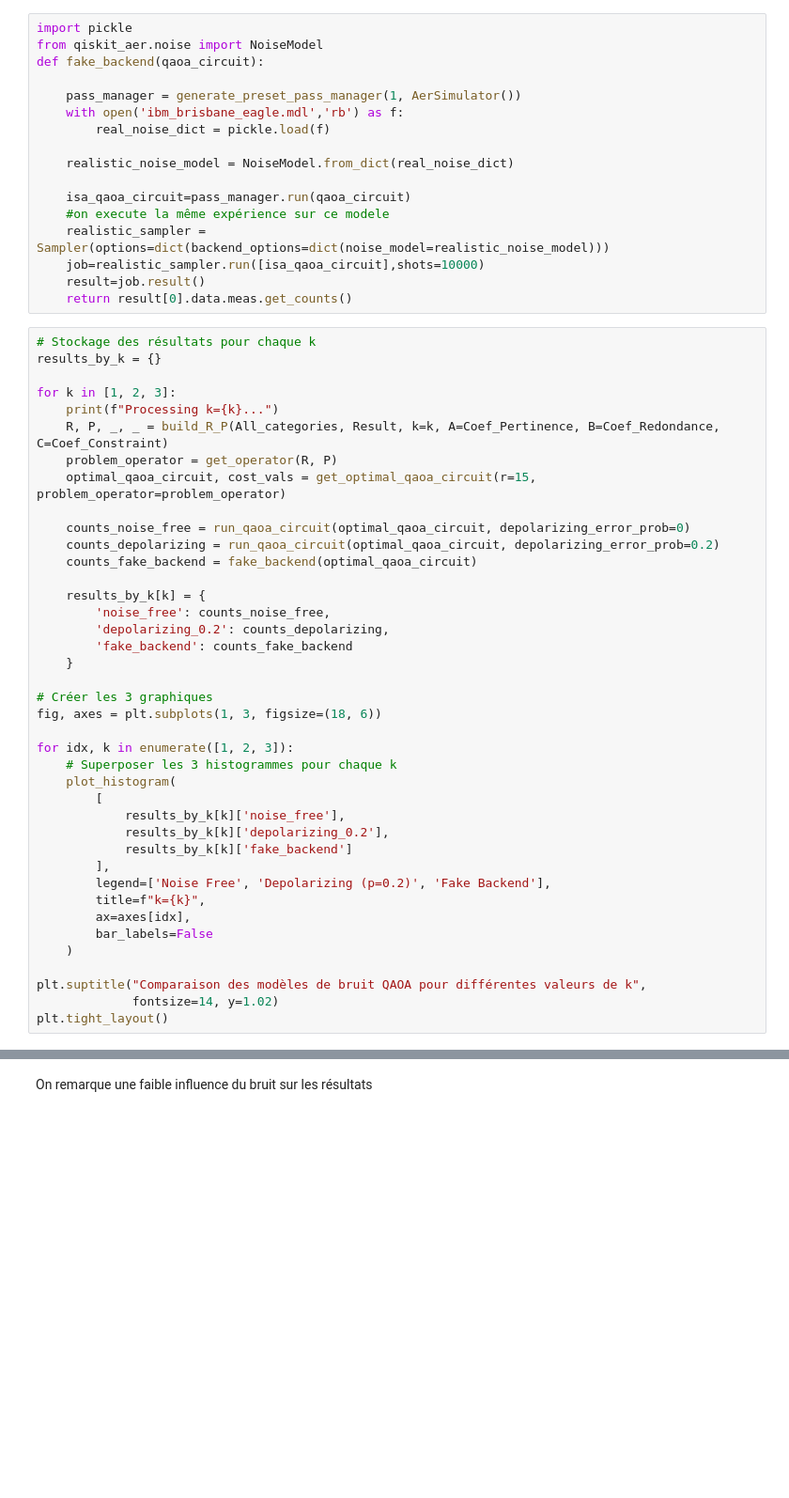
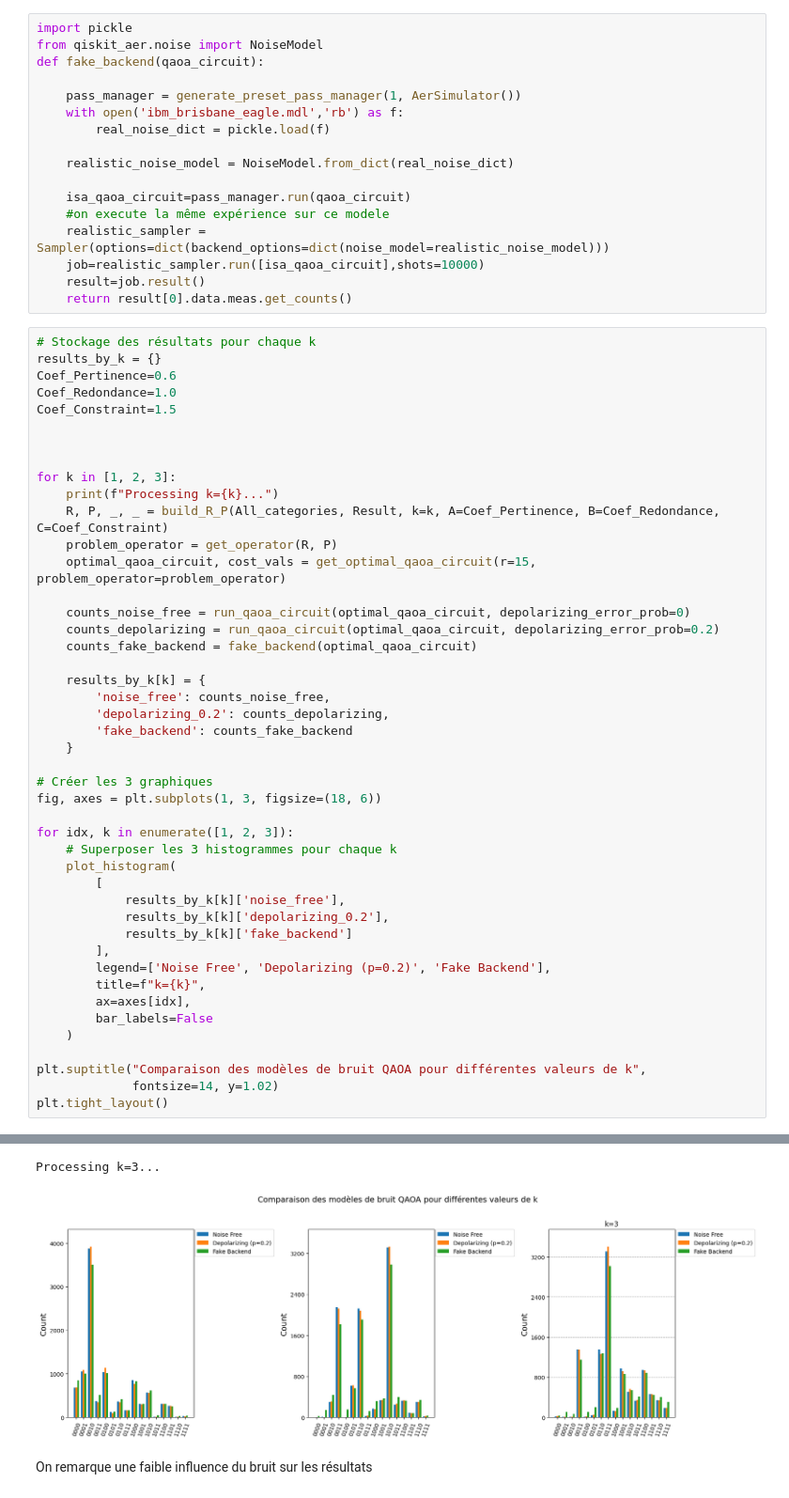
Before and after one commit to hugopgs/Application_Informatique_Quantique, a Jupyter notebook: Projet Noté/Projet.ipynb, the cells around one changed output, grey strips where cells are left out. Shown at 94% size. Saved outputs shown, nothing was run; the diff lists cells and outputs as text; blank space fills up the shorter version.

```diff
--- a/Projet Noté/Projet.ipynb
+++ b/Projet Noté/Projet.ipynb
@@ -457,6 +457,11 @@ def fake_backend(qaoa_circuit):
 # %%
 # Stockage des résultats pour chaque k
 results_by_k = {}
+Coef_Pertinence=0.6
+Coef_Redondance=1.0
+Coef_Constraint=1.5
+
+
 
 for k in [1, 2, 3]:
     print(f"Processing k={k}...")
@@ -470,33 +475,35 @@ for k in [1, 2, 3]:
 
     results_by_k[k] = {
         'noise_free': counts_noise_free,
         'depolarizing_0.2': counts_depolarizing,
         'fake_backend': counts_fake_backend
     }
 
 # Créer les 3 graphiques
 fig, axes = plt.subplots(1, 3, figsize=(18, 6))
 
 for idx, k in enumerate([1, 2, 3]):
     # Superposer les 3 histogrammes pour chaque k
     plot_histogram(
         [
             results_by_k[k]['noise_free'],
             results_by_k[k]['depolarizing_0.2'],
             results_by_k[k]['fake_backend']
         ],
         legend=['Noise Free', 'Depolarizing (p=0.2)', 'Fake Backend'],
         title=f"k={k}",
         ax=axes[idx],
         bar_labels=False
     )
 
 plt.suptitle("Comparaison des modèles de bruit QAOA pour différentes valeurs de k",
              fontsize=14, y=1.02)
 plt.tight_layout()
 # %% [output]
 Processing k=1...
 Processing k=2...
+Processing k=3...
+[figure, added]
 # %% [markdown]
 On remarque une faible influence du bruit sur les résultats
 # %% [markdown]
```
